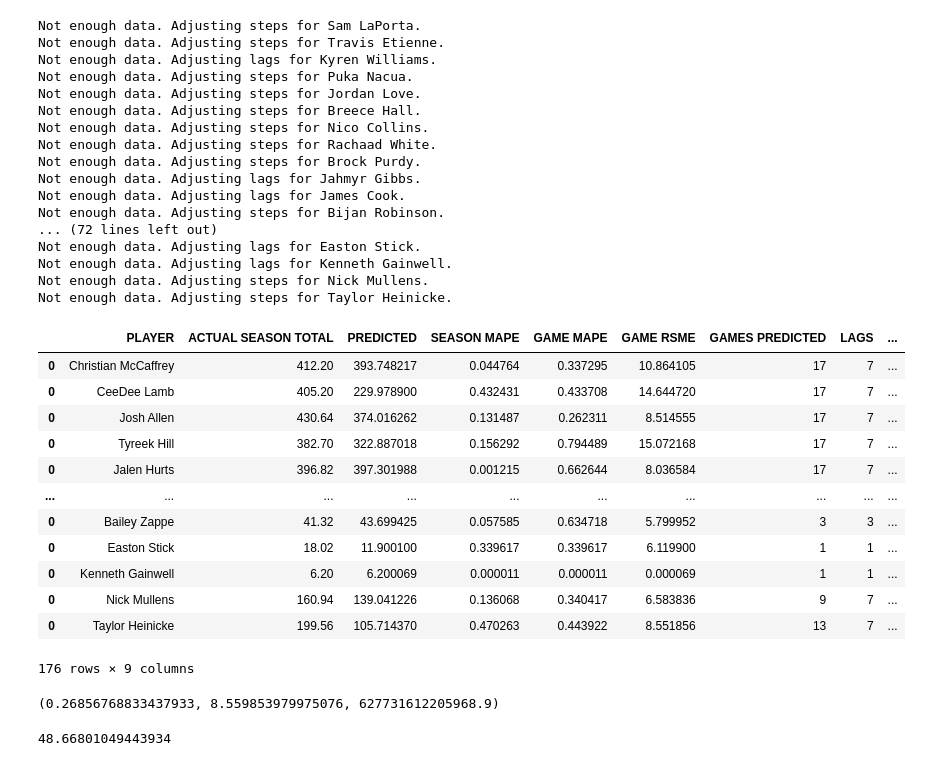
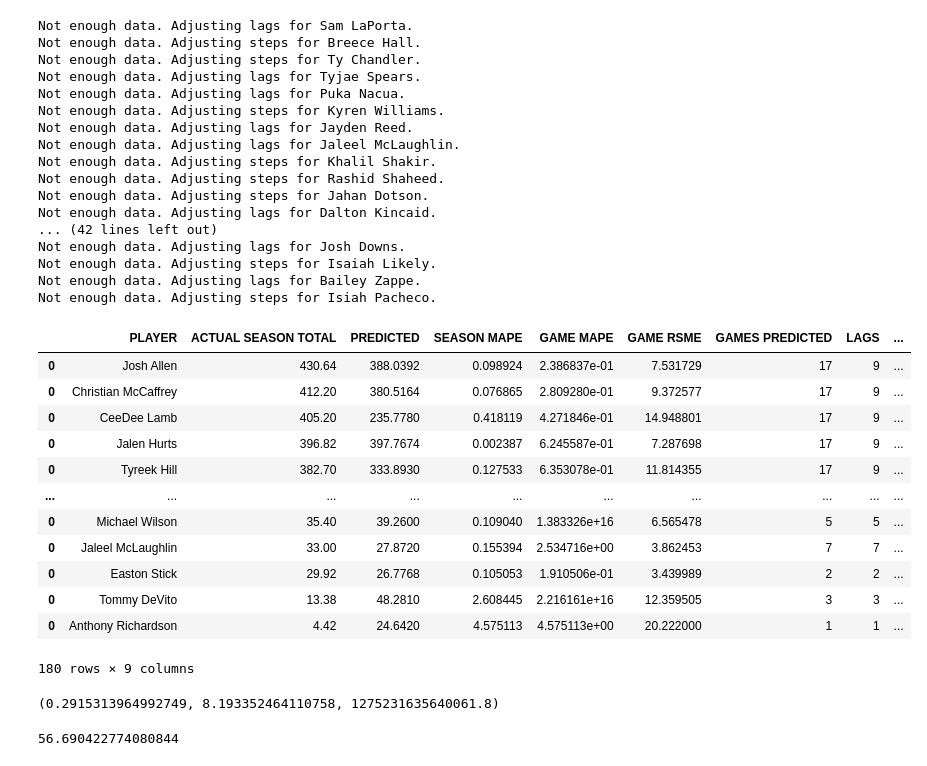
Before and after one commit to jamesterrell/Fantasy_Football_Machine_Learning, a Jupyter notebook: multiforecast.ipynb, the cells around one changed output. Cells and saved outputs as stored; diff of their text form; code cells hidden in the pictures.

```diff
--- a/multiforecast.ipynb
+++ b/multiforecast.ipynb
@@ -25,51 +30,51 @@ df.loc[df['PLAYER']=='Jahmyr Gibbs']
 # %%
 top_180_eval = [
     Evaluate(
-        df=df, player=name, steps=17, regressor=GradientBoostingRegressor, lags=7
+        df=df, player=name, steps=17, regressor=RandomForestRegressor, lags=9
     ).eval()
-    for name in test
+    for name in list(set(df['PLAYER']))
 ]
 
 df_top_180 = pd.concat(top_180_eval)
 # %% [output]
-Not enough data. Adjusting steps for Sam LaPorta.
-Not enough data. Adjusting steps for Travis Etienne.
-Not enough data. Adjusting lags for Kyren Williams.
-Not enough data. Adjusting steps for Puka Nacua.
-Not enough data. Adjusting steps for Jordan Love.
+Not enough data. Adjusting lags for Sam LaPorta.
 Not enough data. Adjusting steps for Breece Hall.
-Not enough data. Adjusting steps for Nico Collins.
-Not enough data. Adjusting steps for Rachaad White.
-Not enough data. Adjusting steps for Brock Purdy.
-Not enough data. Adjusting lags for Jahmyr Gibbs.
-Not enough data. Adjusting lags for James Cook.
-Not enough data. Adjusting steps for Bijan Robinson.
-... (72 lines left out)
-Not enough data. Adjusting lags for Easton Stick.
-Not enough data. Adjusting lags for Kenneth Gainwell.
-Not enough data. Adjusting steps for Nick Mullens.
-Not enough data. Adjusting steps for Taylor Heinicke.
+Not enough data. Adjusting steps for Ty Chandler.
+Not enough data. Adjusting lags for Tyjae Spears.
+Not enough data. Adjusting lags for Puka Nacua.
+Not enough data. Adjusting steps for Kyren Williams.
+Not enough data. Adjusting lags for Jayden Reed.
+Not enough data. Adjusting lags for Jaleel McLaughlin.
+Not enough data. Adjusting steps for Khalil Shakir.
+Not enough data. Adjusting steps for Rashid Shaheed.
+Not enough data. Adjusting steps for Jahan Dotson.
+Not enough data. Adjusting lags for Dalton Kincaid.
+... (42 lines left out)
+Not enough data. Adjusting lags for Josh Downs.
+Not enough data. Adjusting steps for Isaiah Likely.
+Not enough data. Adjusting lags for Bailey Zappe.
+Not enough data. Adjusting steps for Isiah Pacheco.
-# %%
-df_top_180
-# %% [output]
-|  | PLAYER | ACTUAL SEASON TOTAL | PREDICTED | SEASON MAPE | GAME MAPE | GAME RSME | GAMES PREDICTED | LAGS | ... |
-| 0 | Christian McCaffrey | 412.20 | 393.748217 | 0.044764 | 0.337295 | 10.864105 | 17 | 7 | ... |
-| 0 | CeeDee Lamb | 405.20 | 229.978900 | 0.432431 | 0.433708 | 14.644720 | 17 | 7 | ... |
-| 0 | Josh Allen | 430.64 | 374.016262 | 0.131487 | 0.262311 | 8.514555 | 17 | 7 | ... |
-| 0 | Tyreek Hill | 382.70 | 322.887018 | 0.156292 | 0.794489 | 15.072168 | 17 | 7 | ... |
-| 0 | Jalen Hurts | 396.82 | 397.301988 | 0.001215 | 0.662644 | 8.036584 | 17 | 7 | ... |
-| ... | ... | ... | ... | ... | ... | ... | ... | ... | ... |
-| 0 | Bailey Zappe | 41.32 | 43.699425 | 0.057585 | 0.634718 | 5.799952 | 3 | 3 | ... |
-| 0 | Easton Stick | 18.02 | 11.900100 | 0.339617 | 0.339617 | 6.119900 | 1 | 1 | ... |
-| 0 | Kenneth Gainwell | 6.20 | 6.200069 | 0.000011 | 0.000011 | 0.000069 | 1 | 1 | ... |
-| 0 | Nick Mullens | 160.94 | 139.041226 | 0.136068 | 0.340417 | 6.583836 | 9 | 7 | ... |
-| 0 | Taylor Heinicke | 199.56 | 105.714370 | 0.470263 | 0.443922 | 8.551856 | 13 | 7 | ... |
-176 rows × 9 columns
+# %%
+df_top_180.sort_values('ACTUAL SEASON TOTAL', ascending=False)
+# %% [output]
+|  | PLAYER | ACTUAL SEASON TOTAL | PREDICTED | SEASON MAPE | GAME MAPE | GAME RSME | GAMES PREDICTED | LAGS | ... |
+| 0 | Josh Allen | 430.64 | 388.0392 | 0.098924 | 2.386837e-01 | 7.531729 | 17 | 9 | ... |
+| 0 | Christian McCaffrey | 412.20 | 380.5164 | 0.076865 | 2.809280e-01 | 9.372577 | 17 | 9 | ... |
+| 0 | CeeDee Lamb | 405.20 | 235.7780 | 0.418119 | 4.271846e-01 | 14.948801 | 17 | 9 | ... |
+| 0 | Jalen Hurts | 396.82 | 397.7674 | 0.002387 | 6.245587e-01 | 7.287698 | 17 | 9 | ... |
+| 0 | Tyreek Hill | 382.70 | 333.8930 | 0.127533 | 6.353078e-01 | 11.814355 | 17 | 9 | ... |
+| ... | ... | ... | ... | ... | ... | ... | ... | ... | ... |
+| 0 | Michael Wilson | 35.40 | 39.2600 | 0.109040 | 1.383326e+16 | 6.565478 | 5 | 5 | ... |
+| 0 | Jaleel McLaughlin | 33.00 | 27.8720 | 0.155394 | 2.534716e+00 | 3.862453 | 7 | 7 | ... |
+| 0 | Easton Stick | 29.92 | 26.7768 | 0.105053 | 1.910506e-01 | 3.439989 | 2 | 2 | ... |
+| 0 | Tommy DeVito | 13.38 | 48.2810 | 2.608445 | 2.216161e+16 | 12.359505 | 3 | 3 | ... |
+| 0 | Anthony Richardson | 4.42 | 24.6420 | 4.575113 | 4.575113e+00 | 20.222000 | 1 | 1 | ... |
+180 rows × 9 columns
 # %%
 np.mean(df_top_180['SEASON MAPE']), np.mean(df_top_180['GAME RSME']), np.mean(df_top_180['GAME MAPE'])
 # %% [output]
-(0.26856768833437933, 8.559853979975076, 627731612205968.9)
+(0.2915313964992749, 8.193352464110758, 1275231635640061.8)
 # %%
 np.sqrt(mean_squared_error(df_top_180['ACTUAL SEASON TOTAL'], df_top_180['PREDICTED']))
 # %% [output]
-48.66801049443934
+56.690422774080844
```
Also changed, not shown: parts of 13 cells of this notebook, 5 other files.
